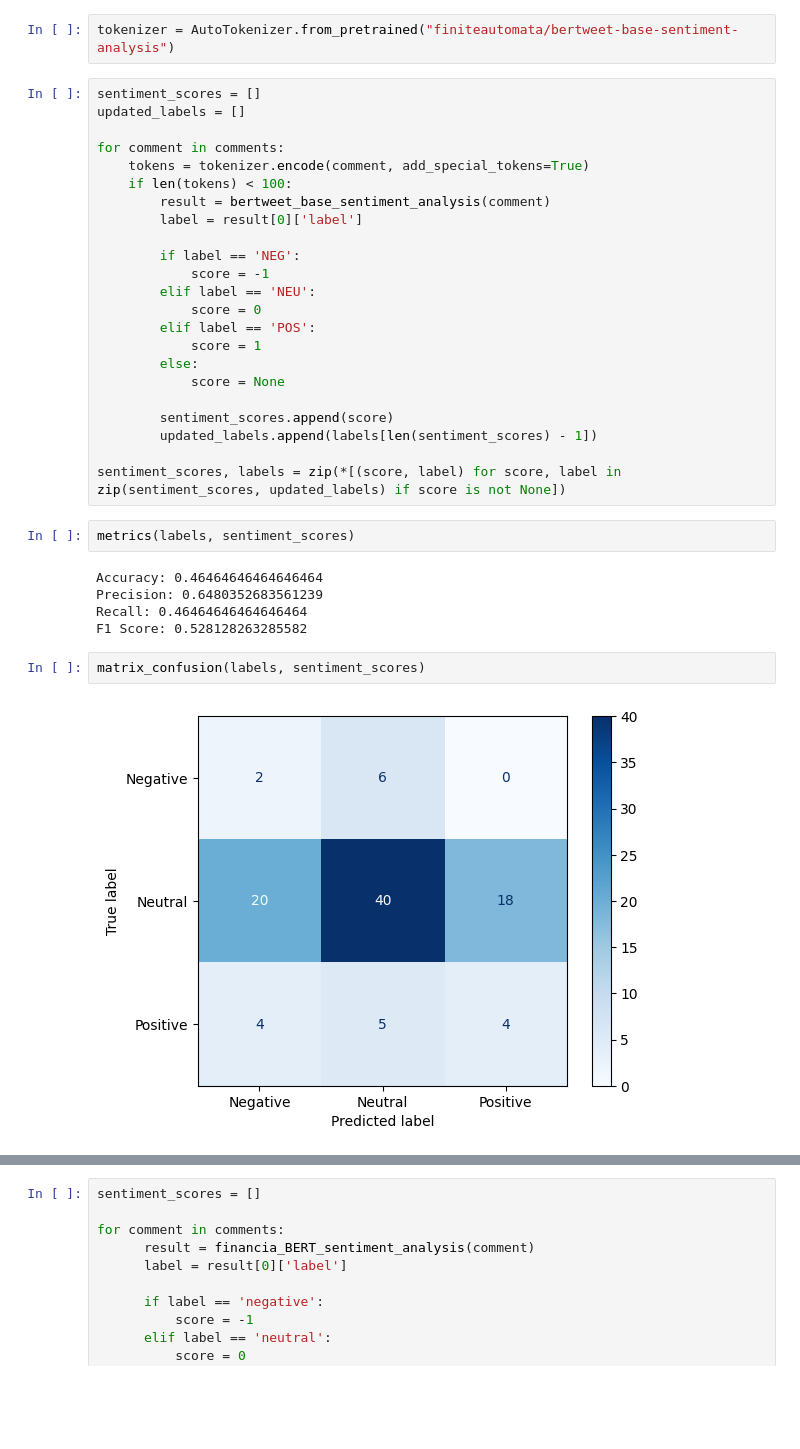
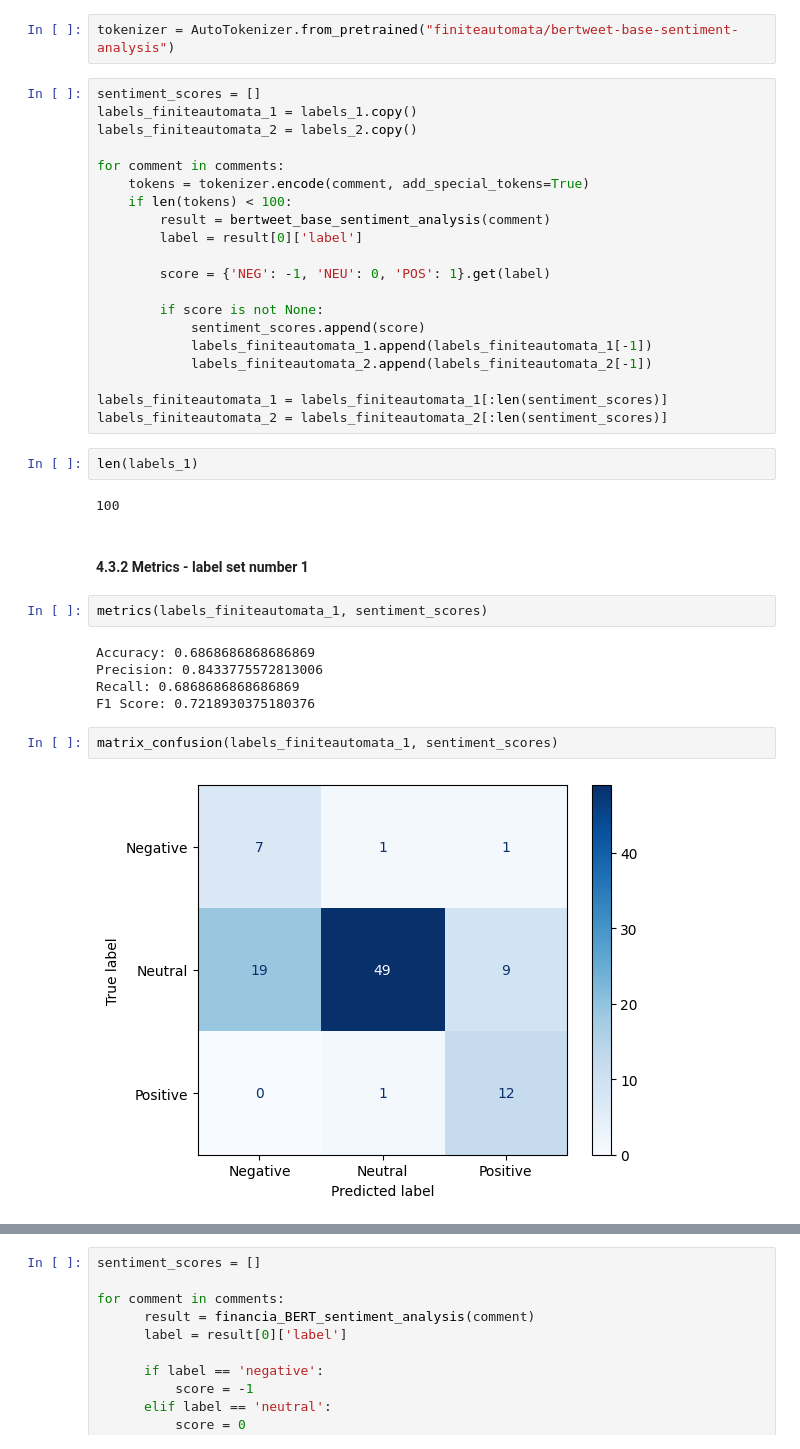
Before and after one commit to szymonszczurowski/Sentiment-Analysis-of-YouTube-Comments, a Jupyter notebook: Best_model_for_sentiment_classification.ipynb, the cells around one changed output, grey strips where cells are left out. Cells and saved outputs as stored; diff of their text form; blank space fills up the shorter version.

Commit message:
Corrections to metrics

```diff
--- a/Best_model_for_sentiment_classification.ipynb
+++ b/Best_model_for_sentiment_classification.ipynb
@@ -259,36 +292,39 @@ matrix_confusion(classification_list, sentiment_scores)
 # %%
 tokenizer = AutoTokenizer.from_pretrained("finiteautomata/bertweet-base-sentiment-analysis")
-# %%
-sentiment_scores = []
-updated_labels = []
-
-for comment in comments:
-    tokens = tokenizer.encode(comment, add_special_tokens=True)
-    if len(tokens) < 100:
-        result = bertweet_base_sentiment_analysis(comment)
-        label = result[0]['label']
-
-        if label == 'NEG':
-            score = -1
-        elif label == 'NEU':
-            score = 0
-        elif label == 'POS':
-            score = 1
-        else:
-            score = None
-
-        sentiment_scores.append(score)
-        updated_labels.append(labels[len(sentiment_scores) - 1])
-
-sentiment_scores, labels = zip(*[(score, label) for score, label in zip(sentiment_scores, updated_labels) if score is not None])
+# %%
+sentiment_scores = []
+labels_finiteautomata_1 = labels_1.copy()
+labels_finiteautomata_2 = labels_2.copy()
+
+for comment in comments:
+    tokens = tokenizer.encode(comment, add_special_tokens=True)
+    if len(tokens) < 100:
+        result = bertweet_base_sentiment_analysis(comment)
+        label = result[0]['label']
+
+        score = {'NEG': -1, 'NEU': 0, 'POS': 1}.get(label)
+
+        if score is not None:
+            sentiment_scores.append(score)
+            labels_finiteautomata_1.append(labels_finiteautomata_1[-1])
+            labels_finiteautomata_2.append(labels_finiteautomata_2[-1])
+
+labels_finiteautomata_1 = labels_finiteautomata_1[:len(sentiment_scores)]
+labels_finiteautomata_2 = labels_finiteautomata_2[:len(sentiment_scores)]
+# %%
+len(labels_1)
+# %% [output]
+100
+# %% [markdown]
+#### 4.3.2 Metrics - label set number 1
 # %%
-metrics(labels, sentiment_scores)
+metrics(labels_finiteautomata_1, sentiment_scores)
 # %% [output]
-Accuracy: 0.46464646464646464
-Precision: 0.6480352683561239
-Recall: 0.46464646464646464
-F1 Score: 0.528128263285582
+Accuracy: 0.6868686868686869
+Precision: 0.8433775572813006
+Recall: 0.6868686868686869
+F1 Score: 0.7218930375180376
 # %%
-matrix_confusion(labels, sentiment_scores)
+matrix_confusion(labels_finiteautomata_1, sentiment_scores)
 # %% [output]
-[figure, old version]
+[figure, new version]
```
Also changed, not shown: parts of 43 cells of this notebook.
